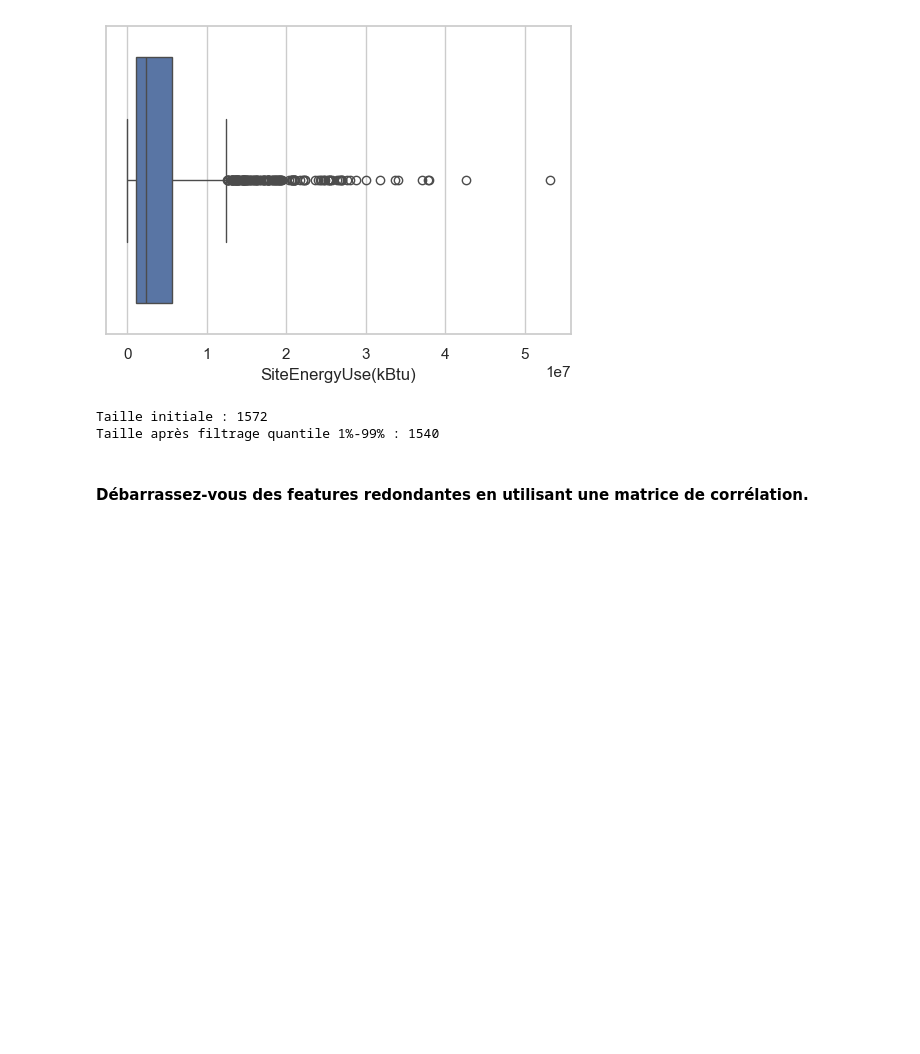
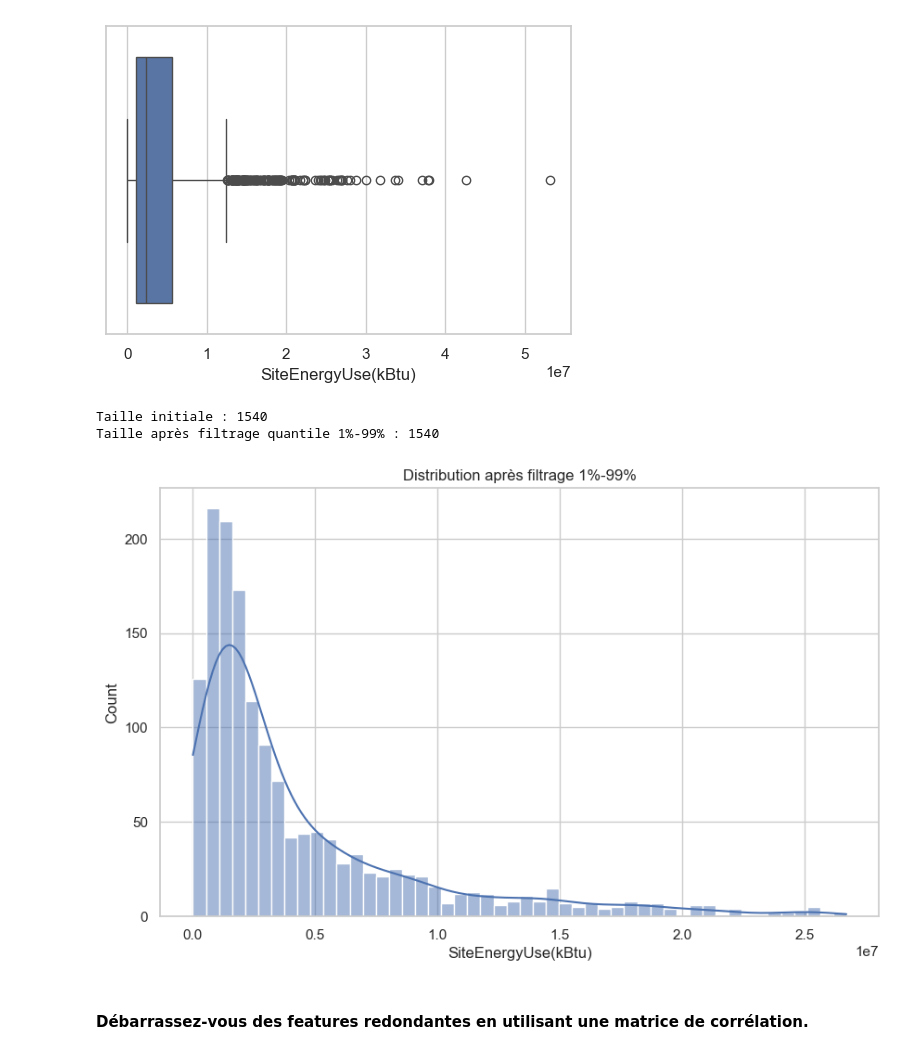
Before and after one commit to Noel974/Anticipez-_les_besoins_en_consommation_de_b-timents, a Jupyter notebook: template_modelistation_supervisee.ipynb, the cells around one changed output. Cells and saved outputs as stored; diff of their text form; code cells hidden in the pictures; blank space fills up the shorter version.

```diff
--- a/template_modelistation_supervisee.ipynb
+++ b/template_modelistation_supervisee.ipynb
@@ -1072,18 +1060,28 @@ plt.show()
 # %% [output]
 [figure]
 # %%
+# Réalignement strict des index
+X, y = X.align(y, join="inner", axis=0)
+
 # Calcul des quantiles aux 1% et 99%
 lower_quantile = y.quantile(0.01)
 upper_quantile = y.quantile(0.99)
 
 # Filtrer les données pour garder uniquement celles entre ces quantiles
 mask = (y >= lower_quantile) & (y <= upper_quantile)
-X_clean = X[mask].copy()
-y_clean = y[mask].copy()
+X = X[mask].copy()
+y = y[mask].copy()
 
 print(f"Taille initiale : {len(y)}")
-print(f"Taille après filtrage quantile 1%-99% : {len(y_clean)}")
+print(f"Taille après filtrage quantile 1%-99% : {len(y)}")
 # %% [output]
-Taille initiale : 1572
+Taille initiale : 1540
 Taille après filtrage quantile 1%-99% : 1540
+# %%
+plt.figure(figsize=(10,6))
+sns.histplot(y, bins=50, kde=True)
+plt.title("Distribution après filtrage 1%-99%")
+plt.show()
+# %% [output]
+[figure, added]
 # %%
```
Also changed, not shown: parts of 51 cells of this notebook, 6 other files.
